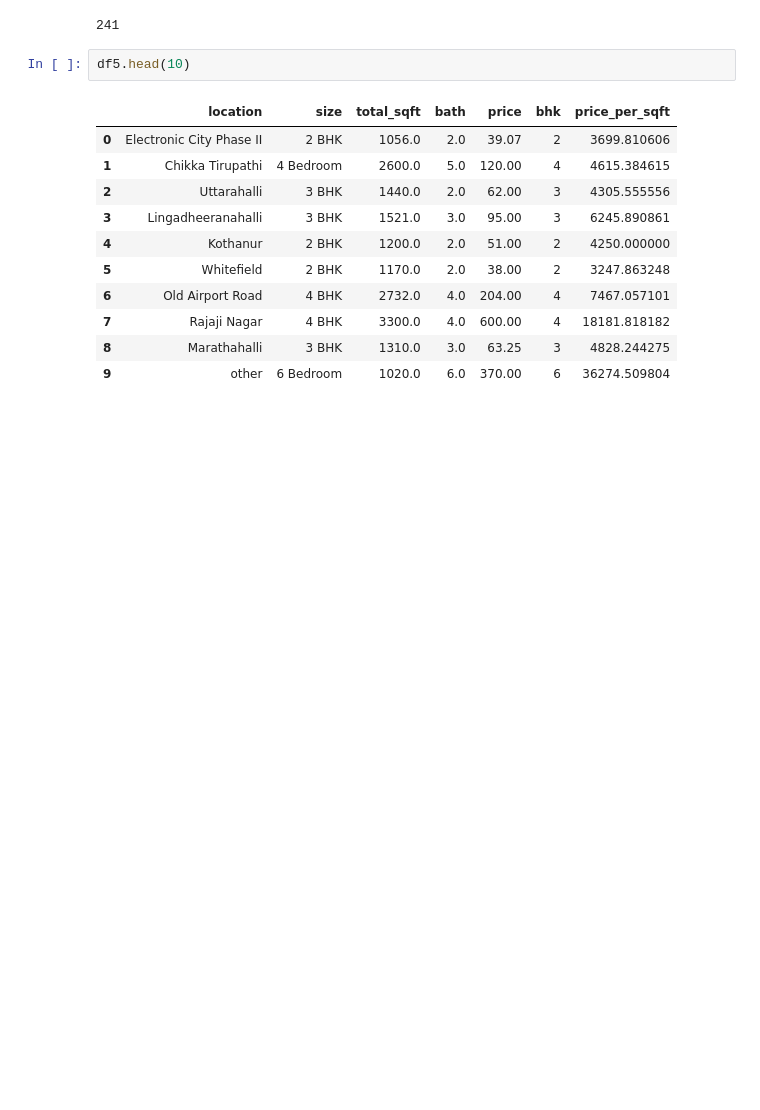
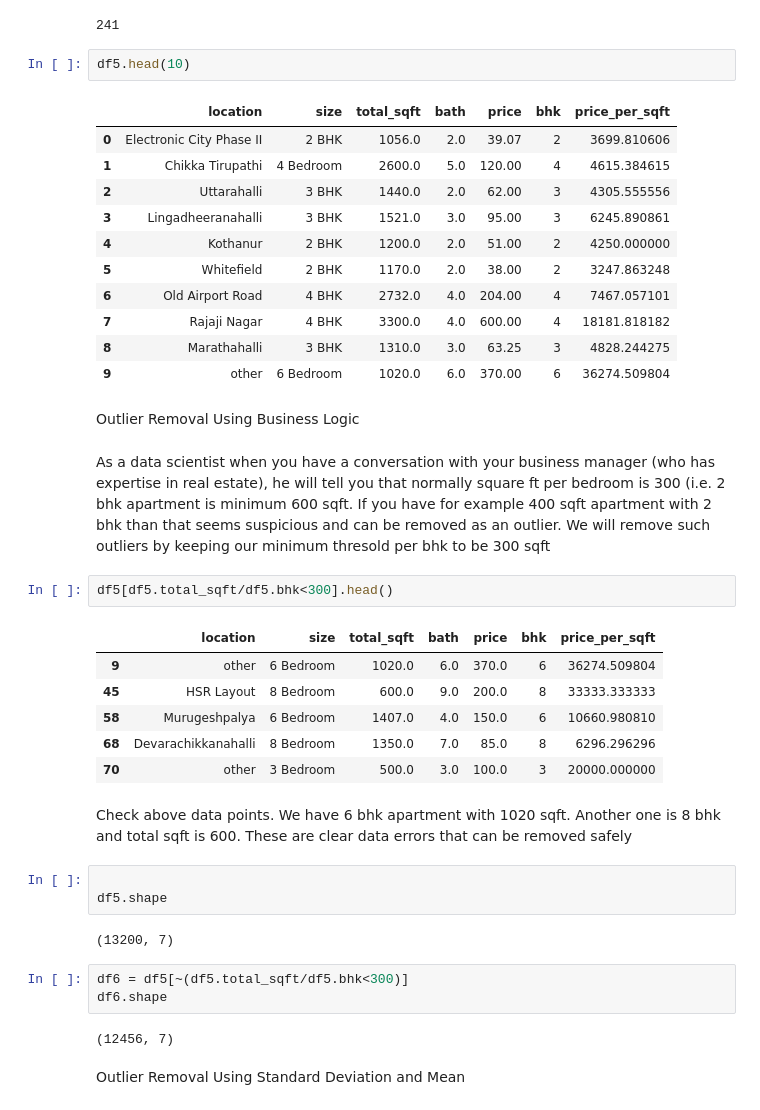
Before and after one commit to ManjunathBE/blr_home_prices, a Jupyter notebook: banglore_home_prices_final.ipynb, the cells around one changed output. Drawn from its saved outputs; the diff is of its cells as text; blank space fills up the shorter version.

Commit message:
data cleaning complete

```diff
--- a/banglore_home_prices_final.ipynb
+++ b/banglore_home_prices_final.ipynb
@@ -325,3 +325,32 @@ df5.head(10)
 | 7 | Rajaji Nagar | 4 BHK | 3300.0 | 4.0 | 600.00 | 4 | 18181.818182 |
 | 8 | Marathahalli | 3 BHK | 1310.0 | 3.0 | 63.25 | 3 | 4828.244275 |
 | 9 | other | 6 Bedroom | 1020.0 | 6.0 | 370.00 | 6 | 36274.509804 |
+# %% [markdown]
+Outlier Removal Using Business Logic
+# %% [markdown]
+
+As a data scientist when you have a conversation with your business manager (who has expertise in real estate), he will tell you that normally square ft per bedroom is 300 (i.e. 2 bhk apartment is minimum 600 sqft. If you have for example 400 sqft apartment with 2 bhk than that seems suspicious and can be removed as an outlier. We will remove such outliers by keeping our minimum thresold per bhk to be 300 sqft
+# %%
+df5[df5.total_sqft/df5.bhk<300].head()
+# %% [output]
+|  | location | size | total_sqft | bath | price | bhk | price_per_sqft |
+| 9 | other | 6 Bedroom | 1020.0 | 6.0 | 370.0 | 6 | 36274.509804 |
+| 45 | HSR Layout | 8 Bedroom | 600.0 | 9.0 | 200.0 | 8 | 33333.333333 |
+| 58 | Murugeshpalya | 6 Bedroom | 1407.0 | 4.0 | 150.0 | 6 | 10660.980810 |
+| 68 | Devarachikkanahalli | 8 Bedroom | 1350.0 | 7.0 | 85.0 | 8 | 6296.296296 |
+| 70 | other | 3 Bedroom | 500.0 | 3.0 | 100.0 | 3 | 20000.000000 |
+# %% [markdown]
+
+Check above data points. We have 6 bhk apartment with 1020 sqft. Another one is 8 bhk and total sqft is 600. These are clear data errors that can be removed safely
+# %%
+
+df5.shape
+# %% [output]
+(13200, 7)
+# %%
+df6 = df5[~(df5.total_sqft/df5.bhk<300)]
+df6.shape
+# %% [output]
+(12456, 7)
+# %% [markdown]
+Outlier Removal Using Standard Deviation and Mean
```
Also changed, not shown: parts of 28 cells of this notebook.
